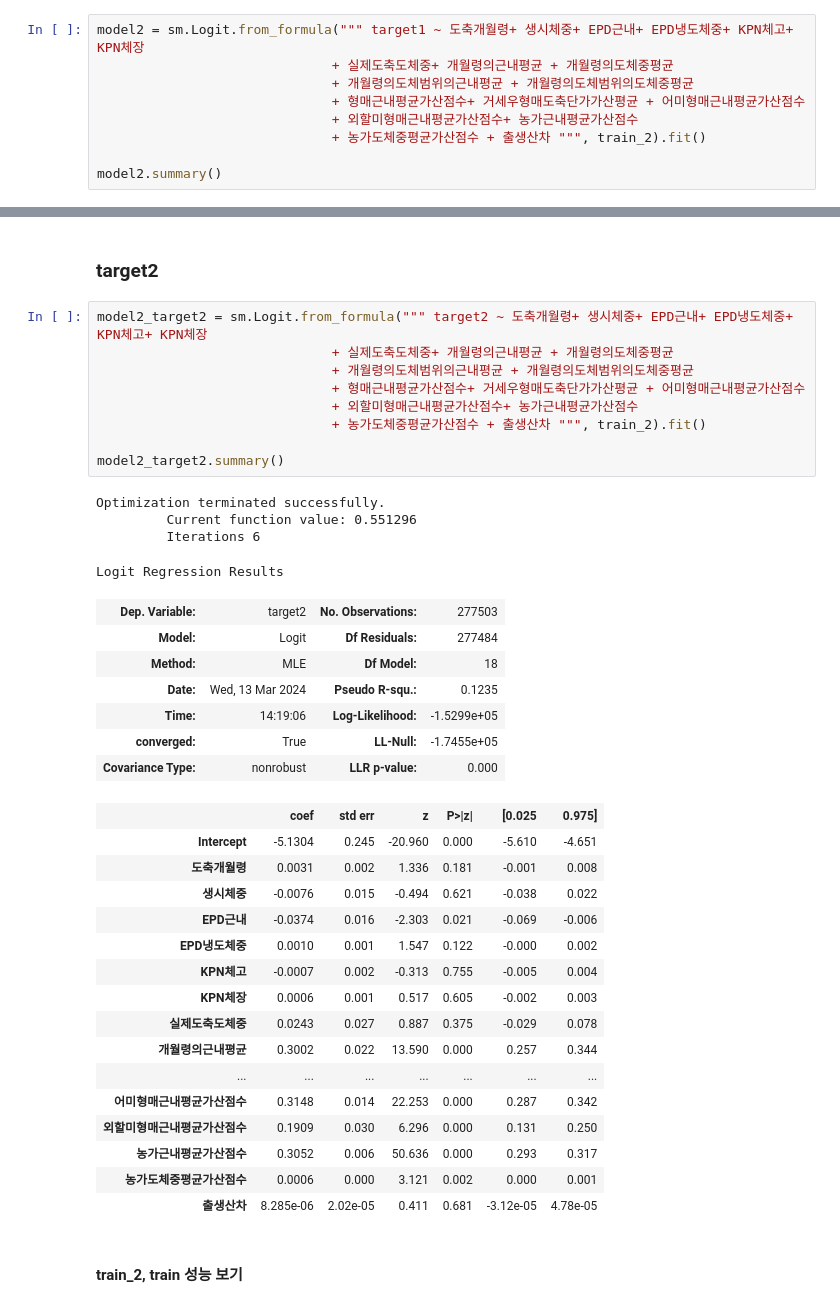
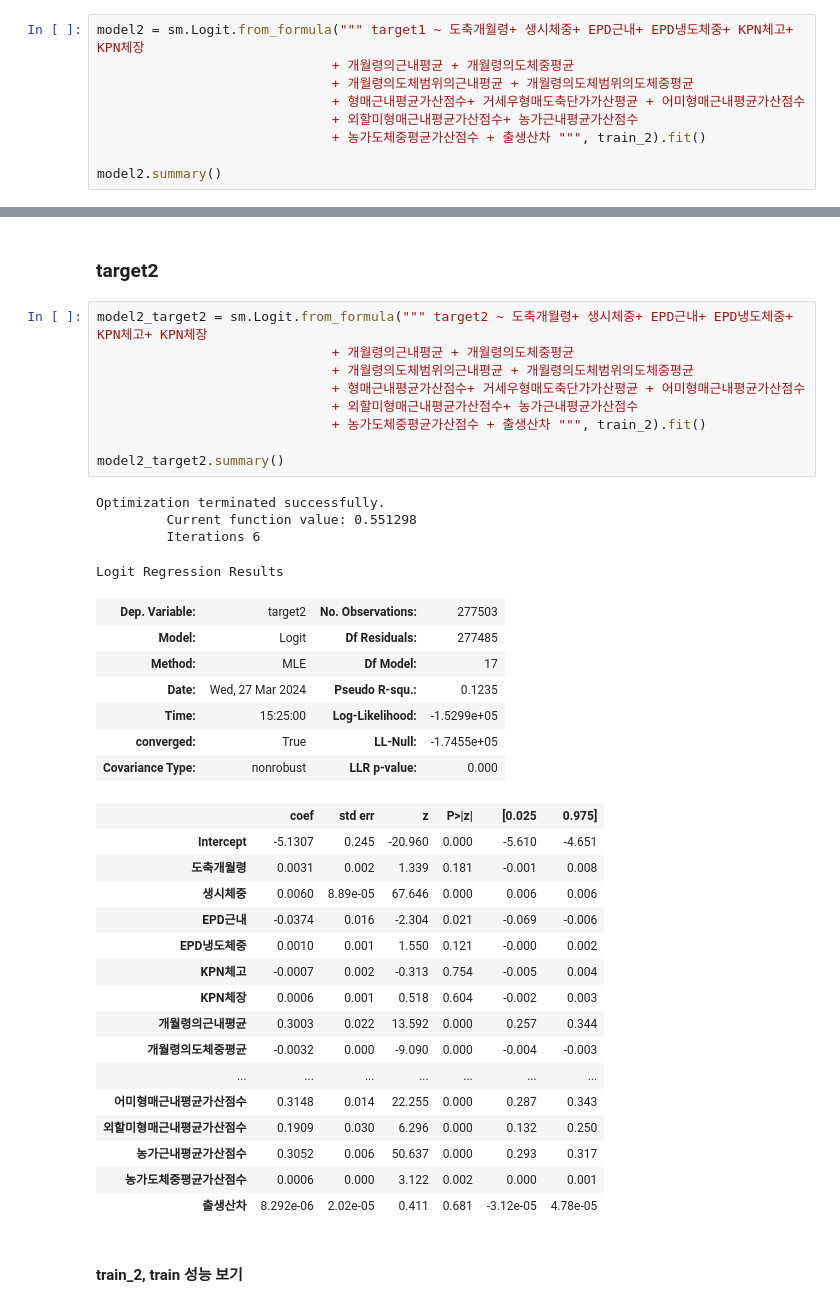
Before and after one commit to tabjun/2024-study, a Jupyter notebook: cow prediction study/code/code_0311.ipynb, the cells around one changed output, grey strips where cells are left out. Cells and saved outputs as stored; diff of their text form.

```diff
--- a/cow prediction study/code/code_0311.ipynb
+++ b/cow prediction study/code/code_0311.ipynb
@@ -896,7 +843,7 @@ Index(['목장코드', '출생월', '도축개월령', '생시체중', '출생
 ### target1
 # %%
 model2 = sm.Logit.from_formula(""" target1 ~ 도축개월령+ 생시체중+ EPD근내+ EPD냉도체중+ KPN체고+ KPN체장
-                              + 실제도축도체중+ 개월령의근내평균 + 개월령의도체중평균
+                              + 개월령의근내평균 + 개월령의도체중평균
                               + 개월령의도체범위의근내평균 + 개월령의도체범위의도체중평균
                               + 형매근내평균가산점수+ 거세우형매도축단가가산평균 + 어미형매근내평균가산점수
                               + 외할미형매근내평균가산점수+ 농가근내평균가산점수
@@ -1143,41 +1091,41 @@ perfo(val_copy2['target1'], val_copy2['prob_5'], beta=1)
 ### target2
 # %%
 model2_target2 = sm.Logit.from_formula(""" target2 ~ 도축개월령+ 생시체중+ EPD근내+ EPD냉도체중+ KPN체고+ KPN체장
-                              + 실제도축도체중+ 개월령의근내평균 + 개월령의도체중평균
+                              + 개월령의근내평균 + 개월령의도체중평균
                               + 개월령의도체범위의근내평균 + 개월령의도체범위의도체중평균
                               + 형매근내평균가산점수+ 거세우형매도축단가가산평균 + 어미형매근내평균가산점수
                               + 외할미형매근내평균가산점수+ 농가근내평균가산점수
                               + 농가도체중평균가산점수 + 출생산차 """, train_2).fit()
 
 model2_target2.summary()
 # %% [output]
 Optimization terminated successfully.
-         Current function value: 0.551296
+         Current function value: 0.551298
          Iterations 6
 Logit Regression Results
 | Dep. Variable: | target2 | No. Observations: | 277503 |
-| Model: | Logit | Df Residuals: | 277484 |
-| Method: | MLE | Df Model: | 18 |
-| Date: | Wed, 13 Mar 2024 | Pseudo R-squ.: | 0.1235 |
-| Time: | 14:19:06 | Log-Likelihood: | -1.5299e+05 |
+| Model: | Logit | Df Residuals: | 277485 |
+| Method: | MLE | Df Model: | 17 |
+| Date: | Wed, 27 Mar 2024 | Pseudo R-squ.: | 0.1235 |
+| Time: | 15:25:00 | Log-Likelihood: | -1.5299e+05 |
 | converged: | True | LL-Null: | -1.7455e+05 |
 | Covariance Type: | nonrobust | LLR p-value: | 0.000 |
 |  | coef | std err | z | P>|z| | [0.025 | 0.975] |
-| Intercept | -5.1304 | 0.245 | -20.960 | 0.000 | -5.610 | -4.651 |
-| 도축개월령 | 0.0031 | 0.002 | 1.336 | 0.181 | -0.001 | 0.008 |
-| 생시체중 | -0.0076 | 0.015 | -0.494 | 0.621 | -0.038 | 0.022 |
-| EPD근내 | -0.0374 | 0.016 | -2.303 | 0.021 | -0.069 | -0.006 |
-| EPD냉도체중 | 0.0010 | 0.001 | 1.547 | 0.122 | -0.000 | 0.002 |
-| KPN체고 | -0.0007 | 0.002 | -0.313 | 0.755 | -0.005 | 0.004 |
-| KPN체장 | 0.0006 | 0.001 | 0.517 | 0.605 | -0.002 | 0.003 |
-| 실제도축도체중 | 0.0243 | 0.027 | 0.887 | 0.375 | -0.029 | 0.078 |
-| 개월령의근내평균 | 0.3002 | 0.022 | 13.590 | 0.000 | 0.257 | 0.344 |
+| Intercept | -5.1307 | 0.245 | -20.960 | 0.000 | -5.610 | -4.651 |
+| 도축개월령 | 0.0031 | 0.002 | 1.339 | 0.181 | -0.001 | 0.008 |
+| 생시체중 | 0.0060 | 8.89e-05 | 67.646 | 0.000 | 0.006 | 0.006 |
+| EPD근내 | -0.0374 | 0.016 | -2.304 | 0.021 | -0.069 | -0.006 |
+| EPD냉도체중 | 0.0010 | 0.001 | 1.550 | 0.121 | -0.000 | 0.002 |
+| KPN체고 | -0.0007 | 0.002 | -0.313 | 0.754 | -0.005 | 0.004 |
+| KPN체장 | 0.0006 | 0.001 | 0.518 | 0.604 | -0.002 | 0.003 |
+| 개월령의근내평균 | 0.3003 | 0.022 | 13.592 | 0.000 | 0.257 | 0.344 |
+| 개월령의도체중평균 | -0.0032 | 0.000 | -9.090 | 0.000 | -0.004 | -0.003 |
 | ... | ... | ... | ... | ... | ... | ... |
-| 어미형매근내평균가산점수 | 0.3148 | 0.014 | 22.253 | 0.000 | 0.287 | 0.342 |
-| 외할미형매근내평균가산점수 | 0.1909 | 0.030 | 6.296 | 0.000 | 0.131 | 0.250 |
-| 농가근내평균가산점수 | 0.3052 | 0.006 | 50.636 | 0.000 | 0.293 | 0.317 |
-| 농가도체중평균가산점수 | 0.0006 | 0.000 | 3.121 | 0.002 | 0.000 | 0.001 |
-| 출생산차 | 8.285e-06 | 2.02e-05 | 0.411 | 0.681 | -3.12e-05 | 4.78e-05 |
+| 어미형매근내평균가산점수 | 0.3148 | 0.014 | 22.255 | 0.000 | 0.287 | 0.343 |
+| 외할미형매근내평균가산점수 | 0.1909 | 0.030 | 6.296 | 0.000 | 0.132 | 0.250 |
+| 농가근내평균가산점수 | 0.3052 | 0.006 | 50.637 | 0.000 | 0.293 | 0.317 |
+| 농가도체중평균가산점수 | 0.0006 | 0.000 | 3.122 | 0.002 | 0.000 | 0.001 |
+| 출생산차 | 8.292e-06 | 2.02e-05 | 0.411 | 0.681 | -3.12e-05 | 4.78e-05 |
 # %% [markdown]
 #### train_2, train 성능 보기
 # %%
```
Also changed, not shown: parts of 31 cells of this notebook, 1 other file.
